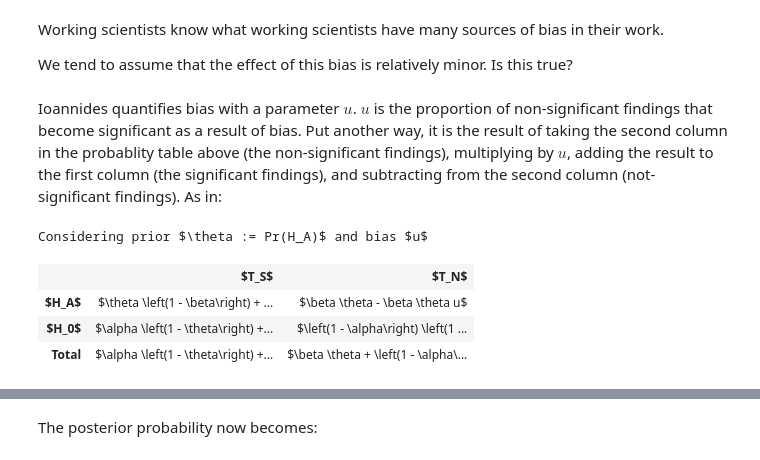
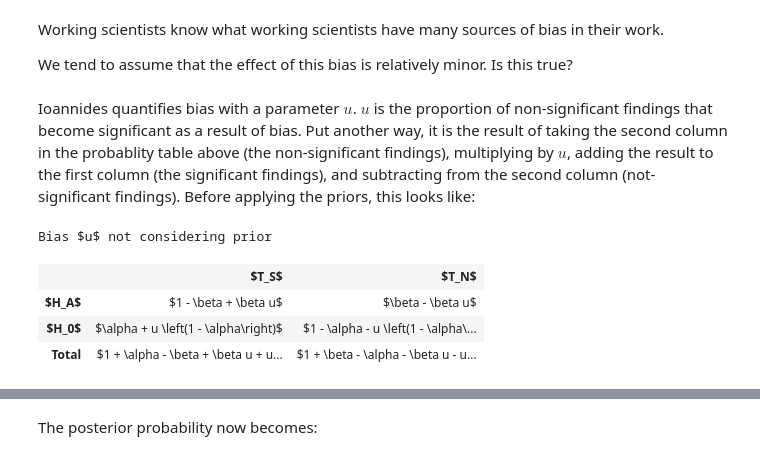
Before and after one commit to matthew-brett/sketch-books, a Jupyter notebook: Ioannides exposition.ipynb, the cells around one changed output, grey strips where cells are left out. Saved outputs shown, nothing was run; the diff lists cells and outputs as text; code cells hidden in the pictures.

Commit message:
First complete draft of Ioannides exposition

```diff
--- a/Ioannides exposition.ipynb
+++ b/Ioannides exposition.ipynb
@@ -208,19 +208,17 @@ Working scientists know what working scientists have many sources of bias in the
 
 We tend to assume that the effect of this bias is relatively minor.  Is this true?
 # %% [markdown]
-Ioannides quantifies bias with a parameter $u$.  $u$ is the proportion of non-significant findings that become significant as a result of bias.  Put another way, it is the result of taking the second column in the probablity table above (the non-significant findings), multiplying by $u$, adding the result to the first column (the significant findings), and subtracting from the second column (not-significant findings).  As in:
+Ioannides quantifies bias with a parameter $u$.  $u$ is the proportion of non-significant findings that become significant as a result of bias.  Put another way, it is the result of taking the second column in the probablity table above (the non-significant findings), multiplying by $u$, adding the result to the first column (the significant findings), and subtracting from the second column (not-significant findings).  Before applying the priors, this looks like:
-# %%
-u = symbols('u')
-bias_effect_for_t = assoc['t_ns'] * u
-bias_effect_for_f = assoc['f_ns'] * u
-bias_assoc = dict(t_s = assoc['t_s'] + bias_effect_for_t,
-                  t_ns = assoc['t_ns'] - bias_effect_for_t,
-                  f_s = assoc['f_s'] + bias_effect_for_f,
-                  f_ns = assoc['f_ns'] - bias_effect_for_f)
-HTML(association_table(bias_assoc, r'Considering prior $\theta := Pr(H_A)$ and bias $u$'))
-# %% [output]
-Considering prior $\theta := Pr(H_A)$ and bias $u$
-|  | $T_S$ | $T_N$ |
-| $H_A$ | $\theta \left(1 - \beta\right) + ... | $\beta \theta - \beta \theta u$ |
-| $H_0$ | $\alpha \left(1 - \theta\right) +... | $\left(1 - \alpha\right) \left(1 ... |
-| Total | $\alpha \left(1 - \theta\right) +... | $\beta \theta + \left(1 - \alpha\... |
+# %%
+u = symbols('u')
+bias_assoc_noprior = dict(t_s = (1 - beta) + u * beta,
+                          t_ns = beta - u * beta,
+                          f_s = alpha + u * (1 - alpha),
+                          f_ns = (1 - alpha) - u * (1 - alpha))
+HTML(association_table(bias_assoc_noprior, r'Bias $u$ not considering prior'))
+# %% [output]
+Bias $u$ not considering prior
+|  | $T_S$ | $T_N$ |
+| $H_A$ | $1 - \beta + \beta u$ | $\beta - \beta u$ |
+| $H_0$ | $\alpha + u \left(1 - \alpha\right)$ | $1 - \alpha - u \left(1 - \alpha\... |
+| Total | $1 + \alpha - \beta + \beta u + u... | $1 + \beta - \alpha - \beta u - u... |
```
Also changed, not shown: parts of 13 cells of this notebook.
